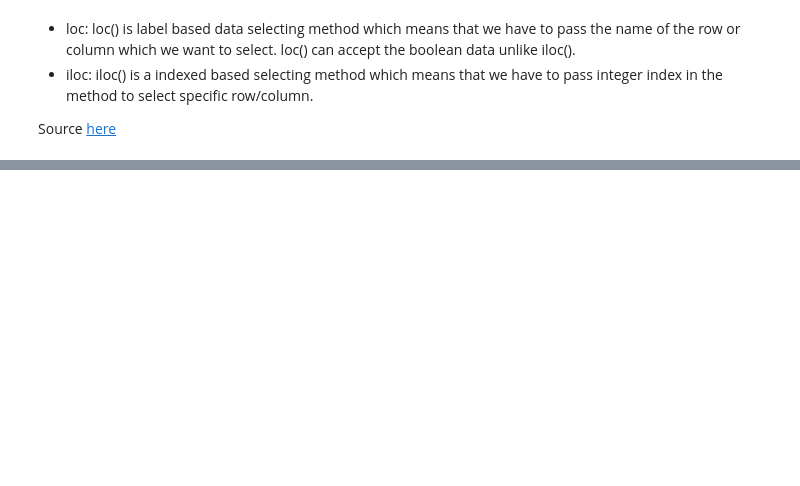
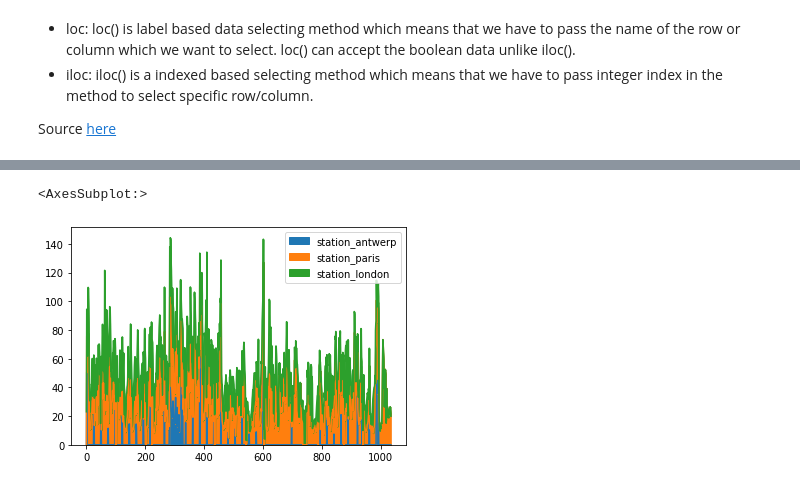
Before and after one commit to GaahDias/pandas-notebook, a Jupyter notebook: notebook.ipynb, the cells around one changed output, grey strips where cells are left out. Cells and saved outputs as stored; diff of their text form; code cells hidden in the pictures; blank space fills up the shorter version.

```diff
--- a/notebook.ipynb
+++ b/notebook.ipynb
@@ -348,0 +402,5 @@ Source [here](https://www.geeksforgeeks.org/difference-between-loc-and-iloc-in-p
+# %%
+air_quality_df.plot.area()
+# %% [output]
+<AxesSubplot:>
+[figure, added]
```
Also changed, not shown: parts of 32 cells of this notebook, 6 other files.
